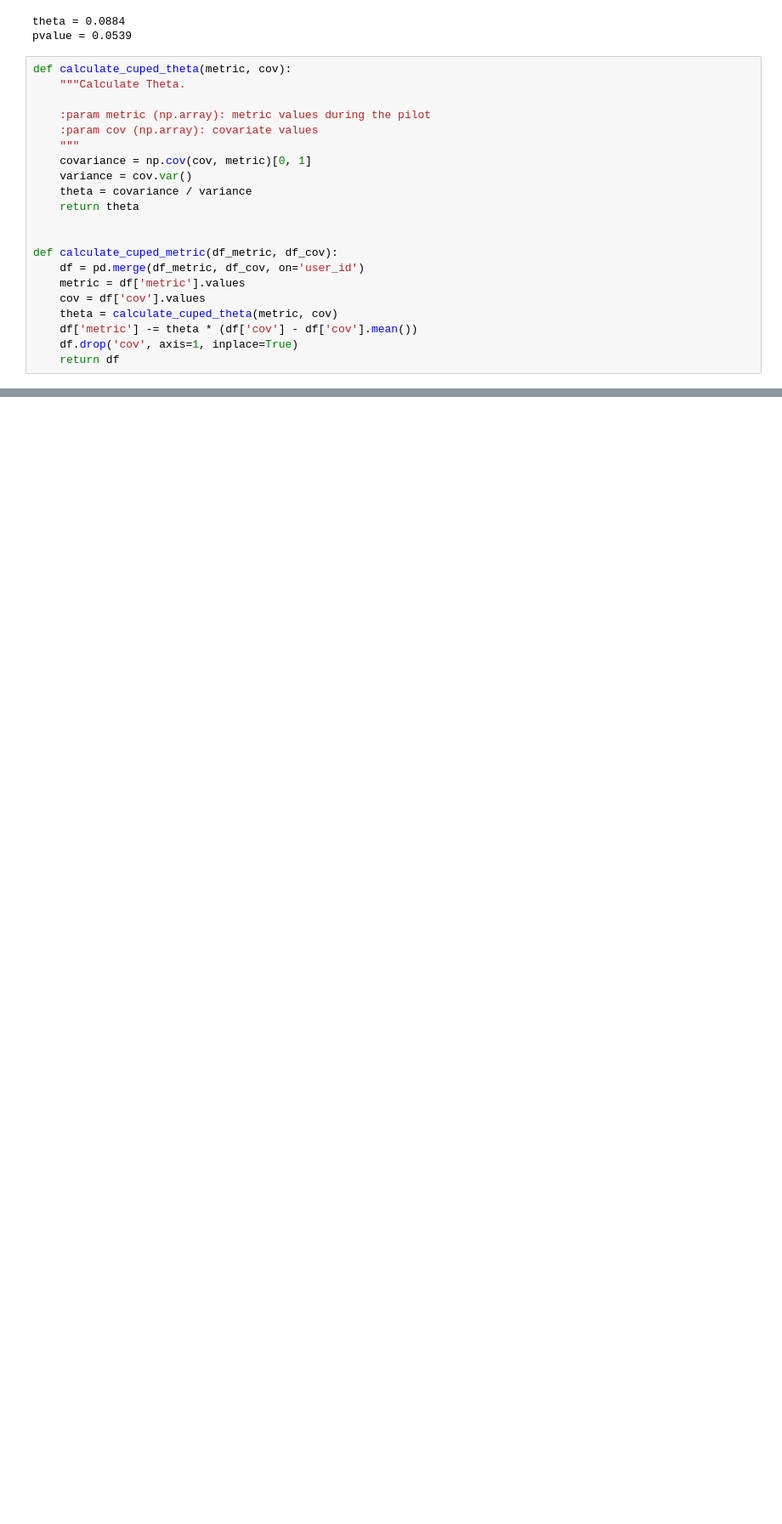
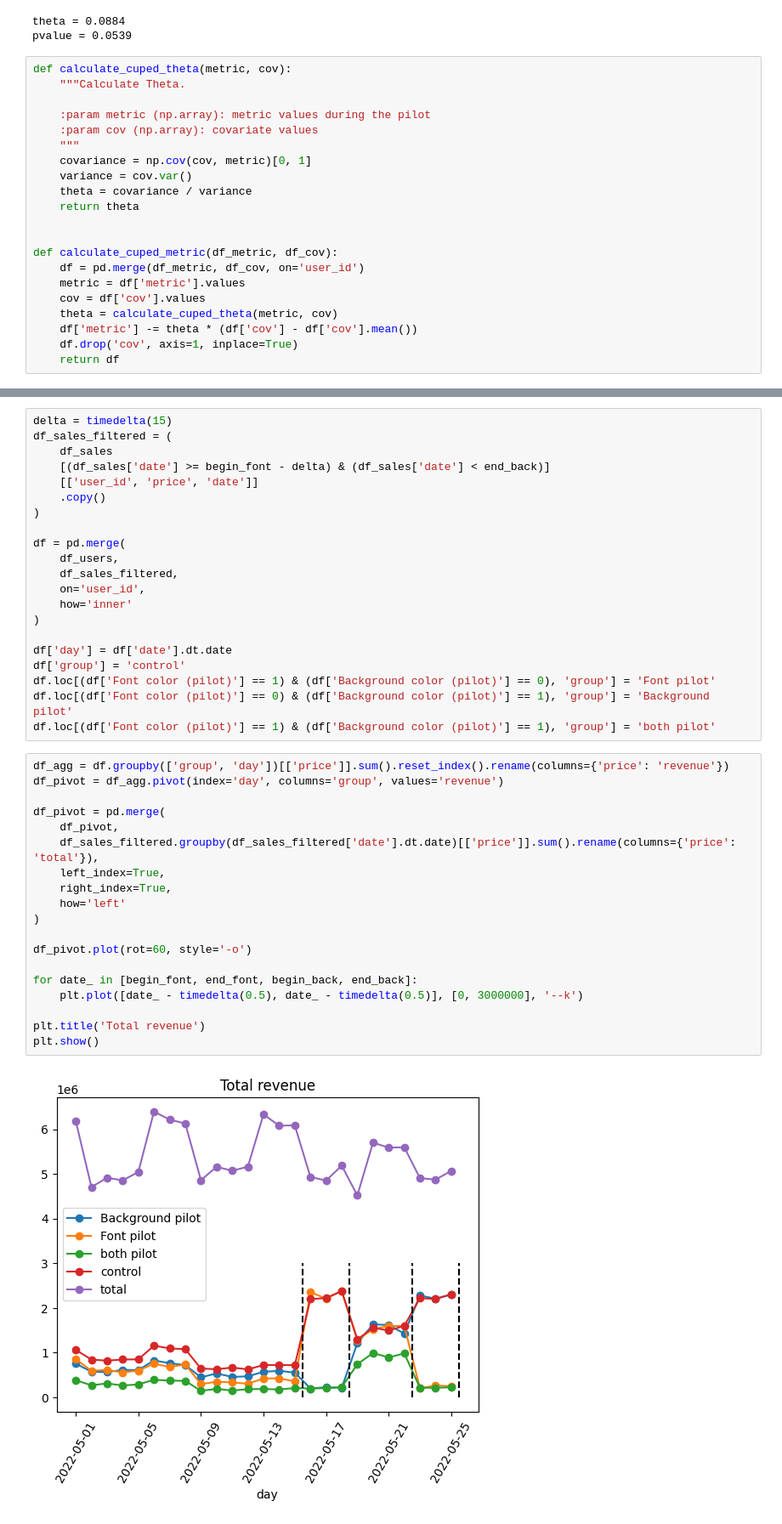
Before and after one commit to YanaOrf/AB_tests, a Jupyter notebook: Pizzeria_website_AB.ipynb, the cells around one changed output, grey strips where cells are left out. Shown at 85% size. Saved outputs shown, nothing was run; the diff lists cells and outputs as text; blank space fills up the shorter version.

```diff
--- a/Pizzeria_website_AB.ipynb
+++ b/Pizzeria_website_AB.ipynb
@@ -1440,0 +1492,42 @@ def calculate_cuped_metric(df_metric, df_cov):
+# %%
+delta = timedelta(15)
+df_sales_filtered = (
+    df_sales
+    [(df_sales['date'] >= begin_font - delta) & (df_sales['date'] < end_back)]
+    [['user_id', 'price', 'date']]
+    .copy()
+)
+
+df = pd.merge(
+    df_users,
+    df_sales_filtered,
+    on='user_id',
+    how='inner'
+)
+
+df['day'] = df['date'].dt.date
+df['group'] = 'control'
+df.loc[(df['Font color (pilot)'] == 1) & (df['Background color (pilot)'] == 0), 'group'] = 'Font pilot'
+df.loc[(df['Font color (pilot)'] == 0) & (df['Background color (pilot)'] == 1), 'group'] = 'Background pilot'
+df.loc[(df['Font color (pilot)'] == 1) & (df['Background color (pilot)'] == 1), 'group'] = 'both pilot'
+# %%
+df_agg = df.groupby(['group', 'day'])[['price']].sum().reset_index().rename(columns={'price': 'revenue'})
+df_pivot = df_agg.pivot(index='day', columns='group', values='revenue')
+
+df_pivot = pd.merge(
+    df_pivot,
+    df_sales_filtered.groupby(df_sales_filtered['date'].dt.date)[['price']].sum().rename(columns={'price': 'total'}),
+    left_index=True,
+    right_index=True,
+    how='left'
+)
+
+df_pivot.plot(rot=60, style='-o')
+
+for date_ in [begin_font, end_font, begin_back, end_back]:
+    plt.plot([date_ - timedelta(0.5), date_ - timedelta(0.5)], [0, 3000000], '--k')
+
+plt.title('Total revenue')
+plt.show()
+# %% [output]
+[figure, added]
```
Also changed, not shown: parts of 16 cells of this notebook.
